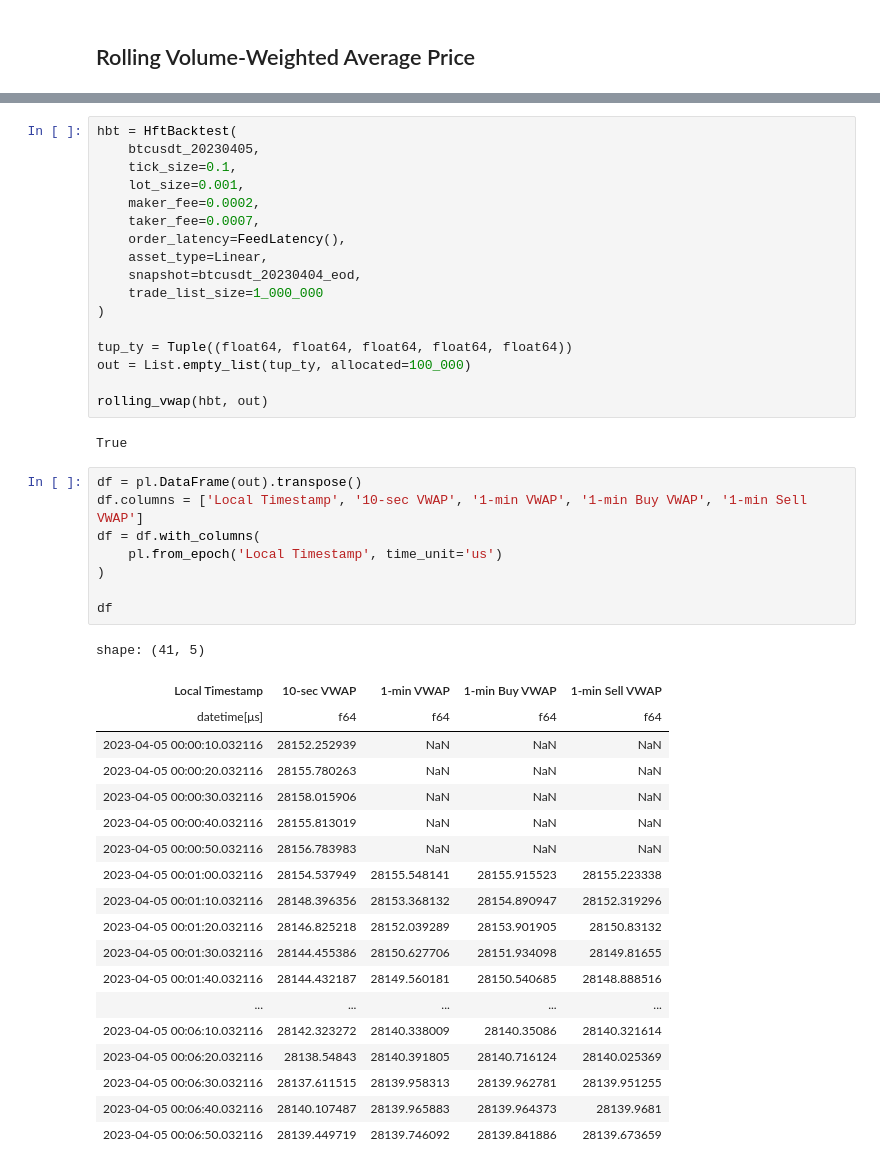
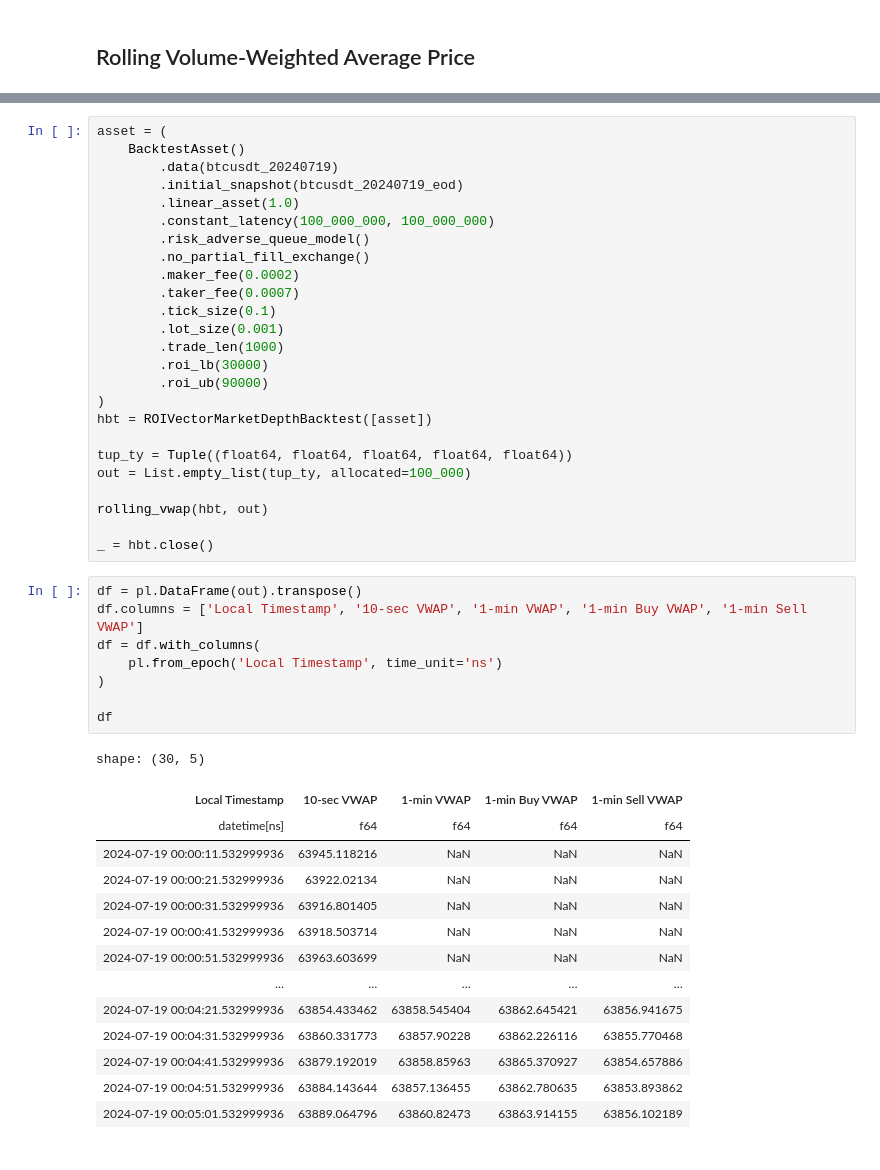
Before and after one commit to nkaz001/hftbacktest, a Jupyter notebook: docs/tutorials/Working with Market Depth and Trades.ipynb, the cells around one changed output, grey strips where cells are left out. Saved outputs shown, nothing was run; the diff lists cells and outputs as text.

```diff
--- a/docs/tutorials/Working with Market Depth and Trades.ipynb
+++ b/docs/tutorials/Working with Market Depth and Trades.ipynb
@@ -286,50 +428,51 @@ def rolling_vwap(hbt, out):
         out.append((hbt.current_timestamp, vwap10sec, vwap1m, buy_vwap1m, sell_vwap1m))
     return True
 # %%
-hbt = HftBacktest(
-    btcusdt_20230405,
-    tick_size=0.1,
-    lot_size=0.001,
-    maker_fee=0.0002,
-    taker_fee=0.0007,
-    order_latency=FeedLatency(),
-    asset_type=Linear,
-    snapshot=btcusdt_20230404_eod,
-    trade_list_size=1_000_000
+asset = (
+    BacktestAsset()
+        .data(btcusdt_20240719)
+        .initial_snapshot(btcusdt_20240719_eod)
+        .linear_asset(1.0)
+        .constant_latency(100_000_000, 100_000_000)
+        .risk_adverse_queue_model()
+        .no_partial_fill_exchange()
+        .maker_fee(0.0002)
+        .taker_fee(0.0007)
+        .tick_size(0.1)
+        .lot_size(0.001)
+        .trade_len(1000)
+        .roi_lb(30000)
+        .roi_ub(90000)
 )
+hbt = ROIVectorMarketDepthBacktest([asset])
 
 tup_ty = Tuple((float64, float64, float64, float64, float64))
 out = List.empty_list(tup_ty, allocated=100_000)
 
 rolling_vwap(hbt, out)
+
+_ = hbt.close()
-# %% [output]
-True
 # %%
 df = pl.DataFrame(out).transpose()
 df.columns = ['Local Timestamp', '10-sec VWAP', '1-min VWAP', '1-min Buy VWAP', '1-min Sell VWAP']
 df = df.with_columns(
-    pl.from_epoch('Local Timestamp', time_unit='us')
+    pl.from_epoch('Local Timestamp', time_unit='ns')
 )
 
 df
 # %% [output]
-shape: (41, 5)
+shape: (30, 5)
 | Local Timestamp | 10-sec VWAP | 1-min VWAP | 1-min Buy VWAP | 1-min Sell VWAP |
-| datetime[μs] | f64 | f64 | f64 | f64 |
-| 2023-04-05 00:00:10.032116 | 28152.252939 | NaN | NaN | NaN |
-| 2023-04-05 00:00:20.032116 | 28155.780263 | NaN | NaN | NaN |
-| 2023-04-05 00:00:30.032116 | 28158.015906 | NaN | NaN | NaN |
-| 2023-04-05 00:00:40.032116 | 28155.813019 | NaN | NaN | NaN |
-| 2023-04-05 00:00:50.032116 | 28156.783983 | NaN | NaN | NaN |
-| 2023-04-05 00:01:00.032116 | 28154.537949 | 28155.548141 | 28155.915523 | 28155.223338 |
-| 2023-04-05 00:01:10.032116 | 28148.396356 | 28153.368132 | 28154.890947 | 28152.319296 |
-| 2023-04-05 00:01:20.032116 | 28146.825218 | 28152.039289 | 28153.901905 | 28150.83132 |
-| 2023-04-05 00:01:30.032116 | 28144.455386 | 28150.627706 | 28151.934098 | 28149.81655 |
-| 2023-04-05 00:01:40.032116 | 28144.432187 | 28149.560181 | 28150.540685 | 28148.888516 |
-| ... | ... | ... | ... | ... |
-| 2023-04-05 00:06:10.032116 | 28142.323272 | 28140.338009 | 28140.35086 | 28140.321614 |
-| 2023-04-05 00:06:20.032116 | 28138.54843 | 28140.391805 | 28140.716124 | 28140.025369 |
-| 2023-04-05 00:06:30.032116 | 28137.611515 | 28139.958313 | 28139.962781 | 28139.951255 |
-| 2023-04-05 00:06:40.032116 | 28140.107487 | 28139.965883 | 28139.964373 | 28139.9681 |
-| 2023-04-05 00:06:50.032116 | 28139.449719 | 28139.746092 | 28139.841886 | 28139.673659 |
+| datetime[ns] | f64 | f64 | f64 | f64 |
+| 2024-07-19 00:00:11.532999936 | 63945.118216 | NaN | NaN | NaN |
+| 2024-07-19 00:00:21.532999936 | 63922.02134 | NaN | NaN | NaN |
+| 2024-07-19 00:00:31.532999936 | 63916.801405 | NaN | NaN | NaN |
+| 2024-07-19 00:00:41.532999936 | 63918.503714 | NaN | NaN | NaN |
+| 2024-07-19 00:00:51.532999936 | 63963.603699 | NaN | NaN | NaN |
+| … | … | … | … | … |
+| 2024-07-19 00:04:21.532999936 | 63854.433462 | 63858.545404 | 63862.645421 | 63856.941675 |
+| 2024-07-19 00:04:31.532999936 | 63860.331773 | 63857.90228 | 63862.226116 | 63855.770468 |
+| 2024-07-19 00:04:41.532999936 | 63879.192019 | 63858.85963 | 63865.370927 | 63854.657886 |
+| 2024-07-19 00:04:51.532999936 | 63884.143644 | 63857.136455 | 63862.780635 | 63853.893862 |
+| 2024-07-19 00:05:01.532999936 | 63889.064796 | 63860.82473 | 63863.914155 | 63856.102189 |
 # %%
```
Also changed, not shown: parts of 15 cells of this notebook, 1 other file.
